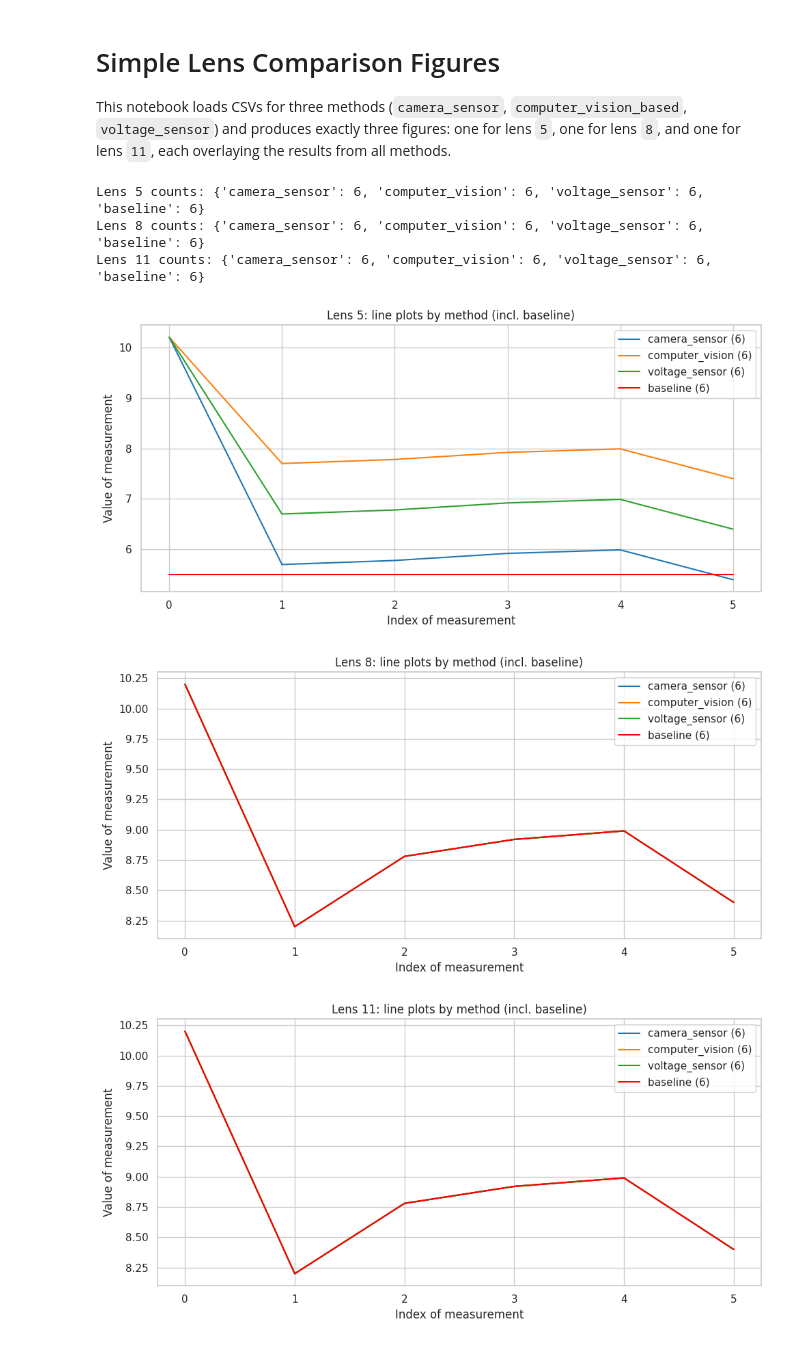
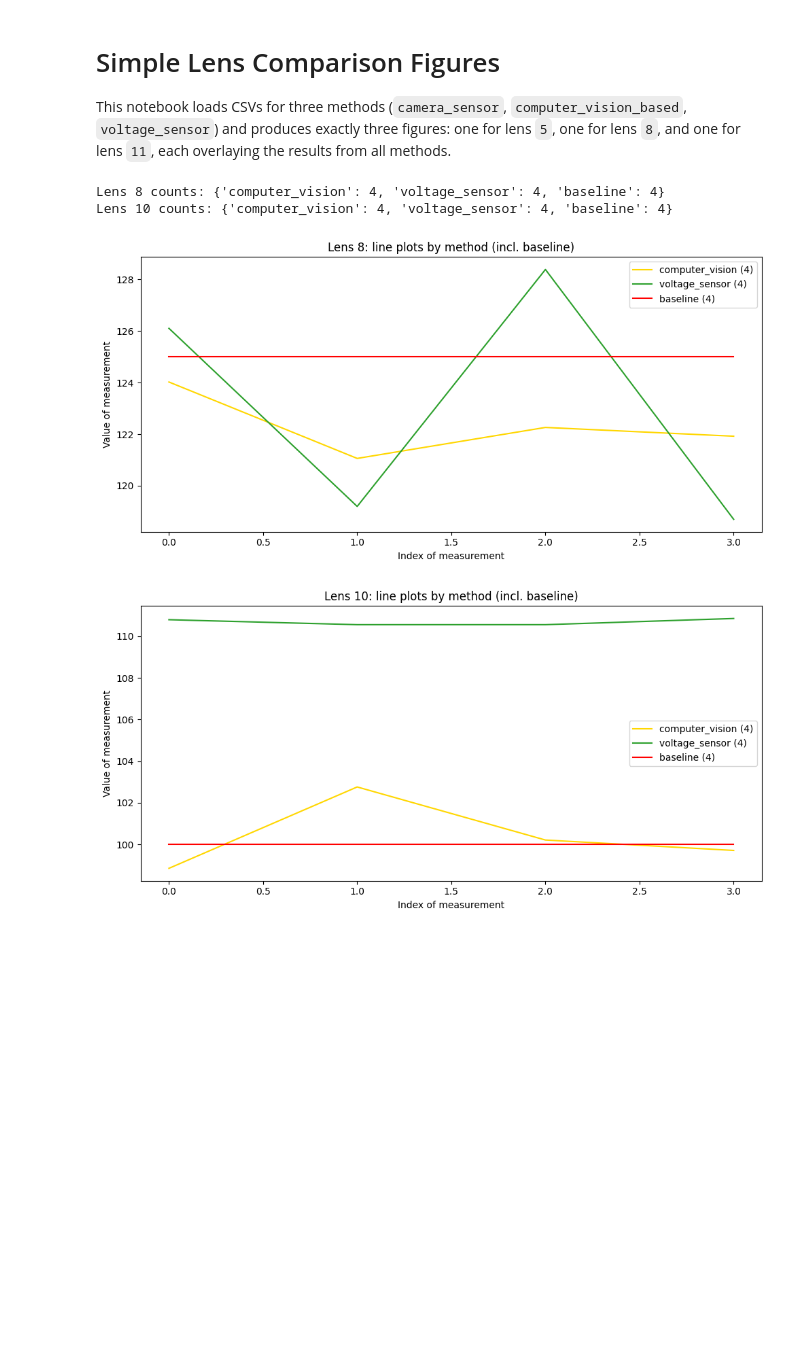
Before and after one commit to papga9/szakdolgozat, a Jupyter notebook: test_results/test_results.ipynb, the cells around one changed output. Saved outputs shown, nothing was run; the diff lists cells and outputs as text; code cells hidden in the pictures; blank space fills up the shorter version.

```diff
--- a/test_results/test_results.ipynb
+++ b/test_results/test_results.ipynb
@@ -10,8 +10,9 @@ import matplotlib.pyplot as plt
 CWD = os.path.abspath(os.getcwd())
 RESULTS_DIR = CWD if os.path.basename(CWD) == "test_results" else os.path.join(CWD, "test_results")
 
-METHODS = ["camera_sensor", "computer_vision", "voltage_sensor", "baseline"]
-LENSES = ["5", "8", "11"]
+# METHODS = ["camera_sensor", "computer_vision", "voltage_sensor", "baseline"]
+METHODS = ["computer_vision", "voltage_sensor", "baseline"]
+LENSES = ["8", "10"]
 
 # Simple CSV loader: use first numeric column or single column
 def load_csv_simple(path):
@@ -48,9 +49,8 @@ for lens in LENSES:
     counts = {m: len(DATA[lens][m]) for m in METHODS}
     print(f"Lens {lens} counts: {counts}")
 # %% [output]
-Lens 5 counts: {'camera_sensor': 6, 'computer_vision': 6, 'voltage_sensor': 6, 'baseline': 6}
-Lens 8 counts: {'camera_sensor': 6, 'computer_vision': 6, 'voltage_sensor': 6, 'baseline': 6}
-Lens 11 counts: {'camera_sensor': 6, 'computer_vision': 6, 'voltage_sensor': 6, 'baseline': 6}
+Lens 8 counts: {'computer_vision': 4, 'voltage_sensor': 4, 'baseline': 4}
+Lens 10 counts: {'computer_vision': 4, 'voltage_sensor': 4, 'baseline': 4}
 # %%
 # Three simple figures: lens 5, 8, 11 (line plots)
 if all(len(v) == 0 for mdata in DATA.values() for v in mdata.values()):
@@ -58,39 +58,38 @@ if all(len(v) == 0 for mdata in DATA.values() for v in mdata.values()):
 else:
     colors = {
         "camera_sensor": "tab:blue",   # blue
-        "computer_vision": "tab:yellow",  # computer_vision
+        "computer_vision": "gold",  # computer_vision (was 'tab:yellow')
         "voltage_sensor": "tab:green",  # green
-        "baseline": "red",  # baseline in black
+        "baseline": "red",  # baseline in red
     }
     label_map = {
         "camera_sensor": "camera_sensor",
         "computer_vision": "computer_vision",
         "voltage_sensor": "voltage_sensor",
         "baseline": "baseline",
     }
     for lens in LENSES:
         plt.figure(figsize=(10, 5))
         plotted = False
         for m in METHODS:
             vals = DATA[lens][m]
             if len(vals) == 0:
                 continue
             x = np.arange(len(vals))
             plt.plot(x, vals, label=f"{label_map[m]} ({len(vals)})", color=colors.get(m, None))
             plotted = True
         if not plotted:
             plt.close()
             print(f"No method data to plot for lens {lens}.")
             continue
         plt.title(f"Lens {lens}: line plots by method (incl. baseline)")
         plt.xlabel("Index of measurement")
         plt.ylabel("Value of measurement")
         plt.legend()
         plt.tight_layout()
         plt.show()
 # %% [output]
-[figure, old version]
+[figure, new version]
-[figure, old version]
+[figure, new version]
-[figure, removed]
 # %%
 # Single figure: distribution/variance per method for lens 11 only
```
Also changed, not shown: parts of 1 cell of this notebook, 7 other files.
